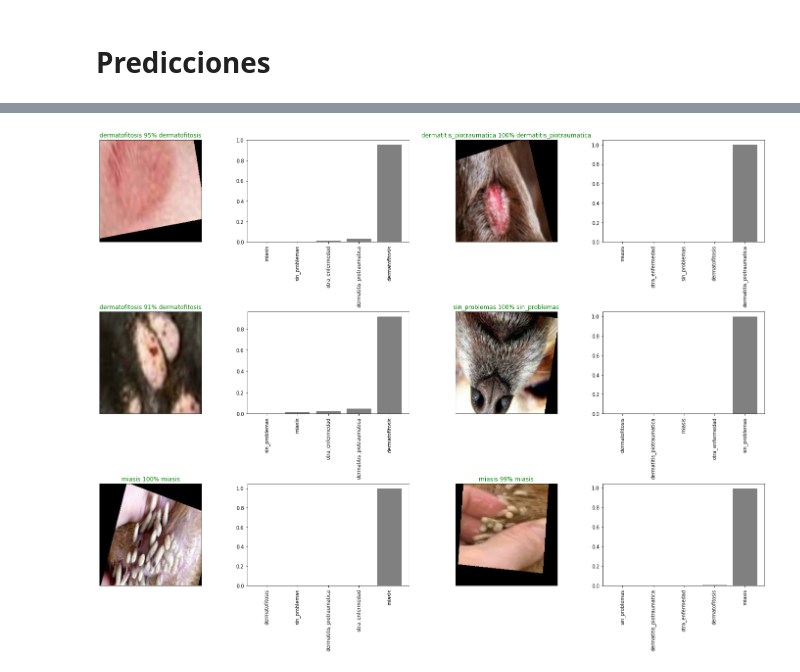
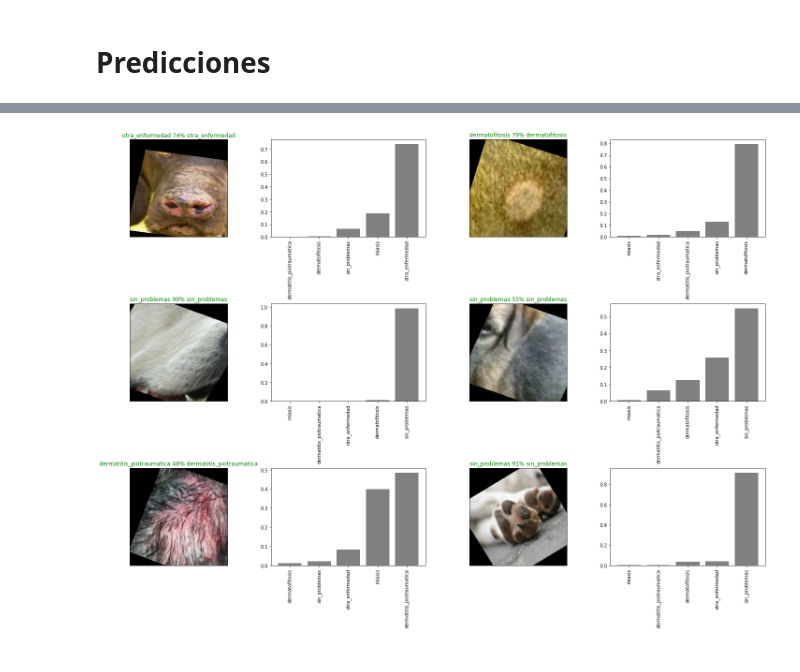
Before and after one commit to FrancoSiciliano/vetlens-ml, a Jupyter notebook: skin disease detection model.ipynb, the cells around one changed output, grey strips where cells are left out. Cells and saved outputs as stored; diff of their text form; code cells hidden in the pictures.

```diff
--- a/skin disease detection model.ipynb
+++ b/skin disease detection model.ipynb
@@ -268,10 +254,4 @@ Trainable params: 501,765
 Non-trainable params: 20,861,480
 _________________________________________________________________
 # %%
-initial_learning_rate = 0.001
-lr_schedule = tf.keras.optimizers.schedules.ExponentialDecay(
-    initial_learning_rate,
-    decay_steps=1000,
-    decay_rate=0.96,
-    staircase=True)
-model.compile(optimizer=tf.keras.optimizers.Adam(learning_rate=1e-5), loss=tf.losses.CategoricalCrossentropy(), metrics=['accuracy'])
+model_resnet.compile(optimizer=tf.keras.optimizers.Adam(learning_rate=1e-5), loss=tf.losses.CategoricalCrossentropy(), metrics=['accuracy'])
@@ -285,5 +265,5 @@ Definimos early_stopping para evitar que el modelo haga overfitting:
 # %%
 early_stopping = tf.keras.callbacks.EarlyStopping(monitor='val_accuracy', patience=3)
 # %%
-hist = model.fit(training_dataset, epochs=50, validation_data=validation_dataset, callbacks=[tensorboard_callback, early_stopping])
+hist_resnet = model_resnet.fit(training_dataset, epochs=30, validation_data=validation_dataset, callbacks=[tensorboard_callback, early_stopping])
 # %% [output]
@@ -327,4 +570,2 @@ plt.show()
 # %% [markdown]
 # Predicciones
-# %%
-prediction = model.predict(validation_dataset)
@@ -348,0 +572,5 @@ array([[3.3673984e-01, 3.3109376e-04, 2.6041582e-02, 6.3353384e-01,
+# %%
+prediction_resnet = model_resnet.predict(validation_dataset)
+prediction_xception = model_xception.predict(validation_dataset)
+prediction_vgg16 = model_vgg16.predict(validation_dataset)
+prediction_efficientnetb2 = model_efficientnetb2.predict(validation_dataset)
@@ -437,15 +670,15 @@ def plot_pred_conf(prediction_probabilities, labels_x, n=1):
 # %%
 i_multiplier = 10
 num_rows = 3
 num_cols = 2
 num_images = num_rows*num_cols
 plt.figure(figsize=(10*num_cols, 5*num_rows))
 for i in range (num_images):
   plt.subplot(num_rows, 2*num_cols, 2*i+1)
-  plot_pred(prediction_probabilities=prediction, labels_p=labels, images_p=images, n=i+i_multiplier)
+  plot_pred(prediction_probabilities=prediction_resnet, labels_p=labels, images_p=images, n=i+i_multiplier)
   plt.subplot(num_rows, 2*num_cols, 2*i+2)
-  plot_pred_conf(prediction, labels, n=i+i_multiplier)
+  plot_pred_conf(prediction_resnet, labels, n=i+i_multiplier)
 plt.tight_layout(h_pad=1.0)
 plt.show()
 # %% [output]
-[figure, old version]
+[figure, new version]
```
Also changed, not shown: parts of 77 cells of this notebook.
